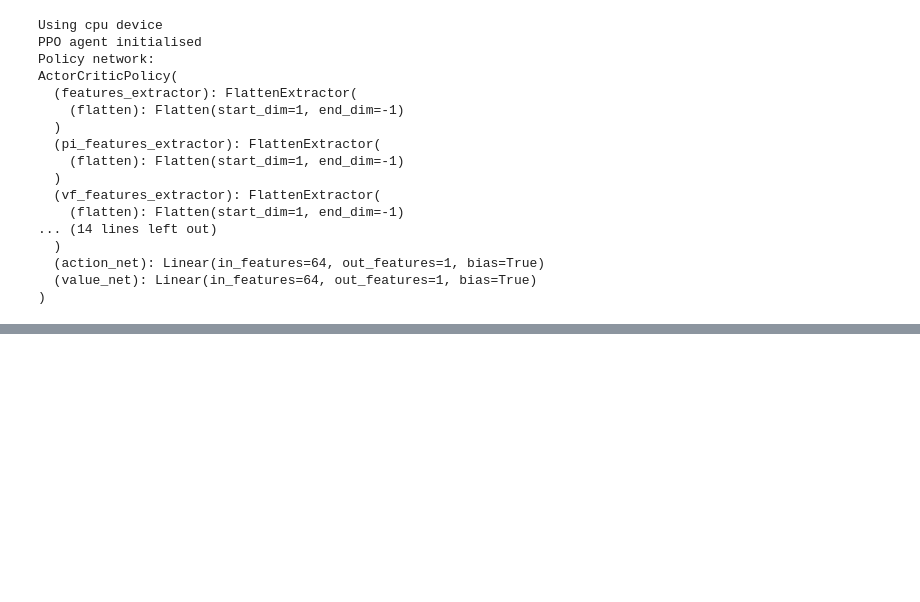
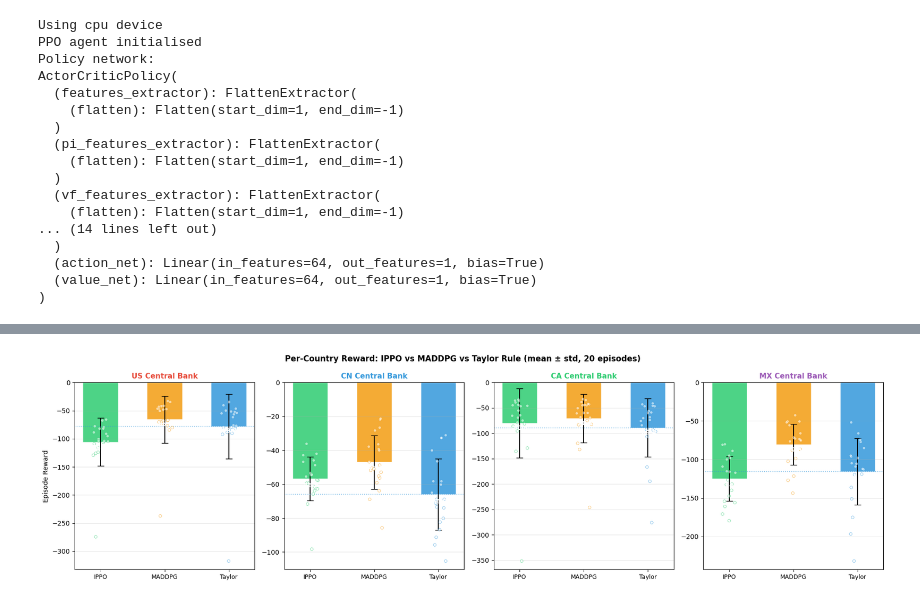
Before and after one commit to Chinmay921/ABA--Group-8_Project, a Jupyter notebook: rl_monetary_policy.ipynb, the cells around one changed output, grey strips where cells are left out. Cells and saved outputs as stored; diff of their text form; code cells hidden in the pictures; blank space fills up the shorter version.

```diff
--- a/rl_monetary_policy.ipynb
+++ b/rl_monetary_policy.ipynb
@@ -1099,9 +1086,9 @@ def run_episode_trace(policy_fn, data, seed=42, use_vec_norm=False,
 
 
 ppo_trace    = run_episode_trace(None, data=df, use_vec_norm=True,
-                                 model=ppo_model, vec_norm_path=vec_norm_path_ppo)
+                                 model=model, vec_norm_path=vec_norm_path)
 ddpg_trace   = run_episode_trace(None, data=df, use_vec_norm=True,
-                                 model=ddpg_model, vec_norm_path=vec_norm_path_ddpg)
+                                 model=ddpg_model, vec_norm_path=ddpg_vec_norm_path)
 taylor_trace = run_episode_trace(taylor_rule_policy, data=df, seed=42)
 
 print(f"PPO    episode reward: {sum(ppo_trace['reward']):.1f}")
@@ -1321,0 +1920,12 @@ plt.show()
+# %%
+
+print("[MADDPG] Training 4 agents with centralised critics for 600,000 steps ...")
+
+maddpg_actors = train_maddpg(country_data, n_steps=600_000)
+
+for i, c in enumerate(COUNTRIES):
+    path = os.path.join(MODEL_DIR, f"maddpg_actor_{c.lower()}.pt")
+    torch.save(maddpg_actors[i].state_dict(), path)
+    print(f"  └─ MADDPG actor saved → {path}")
+
+print("\nMADDPG training complete.")
@@ -1321,0 +2086,56 @@ plt.show()
+# %%
+
+
+palette = {
+    "IPPO (GNN)":     "#2ecc71",
+    "MADDPG":         "#f39c12",
+    "Taylor Rule MC": "#3498db",
+}
+country_colors = {"US": "#e74c3c", "CN": "#3498db", "CA": "#2ecc71", "MX": "#9b59b6"}
+
+fig, axes = plt.subplots(1, 4, figsize=(18, 5), sharey=False)
+fig.suptitle("Per-Country Reward: IPPO vs MADDPG vs Taylor Rule (mean ± std, 20 episodes)",
+             fontsize=12, fontweight="bold")
+
+policy_labels = list(mc_results.keys())
+x = np.arange(len(policy_labels))
+width = 0.55
+
+for j, (ax, c) in enumerate(zip(axes, COUNTRIES)):
+    means = [mc_results[l][:, j].mean() for l in policy_labels]
+    stds  = [mc_results[l][:, j].std()  for l in policy_labels]
+    cols  = [palette[l] for l in policy_labels]
+
+    bars = ax.bar(x, means, yerr=stds, color=cols, edgecolor="white",
+                  capsize=5, alpha=0.85, width=width)
+
+    # Individual episode dots
+    for xi, l in enumerate(policy_labels):
+        ep_vals = mc_results[l][:, j]
+        jitter  = np.random.uniform(-0.12, 0.12, size=len(ep_vals))
+        ax.scatter(xi + jitter, ep_vals, color="white", alpha=0.55,
+                   s=18, zorder=3, edgecolors=palette[l], linewidths=0.7)
+
+    # Value labels on bars
+    for bar, m in zip(bars, means):
+        ax.text(bar.get_x() + bar.get_width() / 2,
+                m - abs(m) * 0.04, f"{m:.1f}",
+                ha="center", va="top", fontsize=9,
+                fontweight="bold", color="white")
+
+    # Taylor Rule reference line
+    taylor_mean = mc_results["Taylor Rule MC"][:, j].mean()
+    ax.axhline(taylor_mean, color=palette["Taylor Rule MC"],
+               linestyle=":", linewidth=1.2, alpha=0.6, label="Taylor Ref")
+
+    ax.set_title(f"{c} Central Bank", fontsize=11, fontweight="bold",
+                 color=country_colors[c])
+    ax.set_xticks(x)
+    ax.set_xticklabels(["IPPO", "MADDPG", "Taylor"], fontsize=9)
+    ax.set_ylabel("Episode Reward" if j == 0 else "")
+    ax.grid(True, axis="y", alpha=0.3)
+
+plt.tight_layout()
+plt.show()
+# %% [output]
+[figure, added]
```
Also changed, not shown: parts of 67 cells of this notebook.
